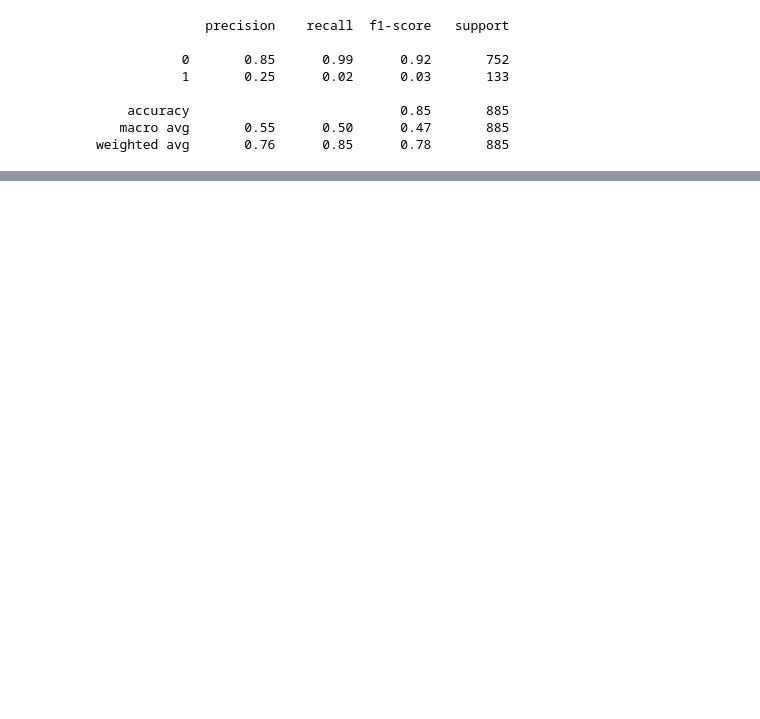
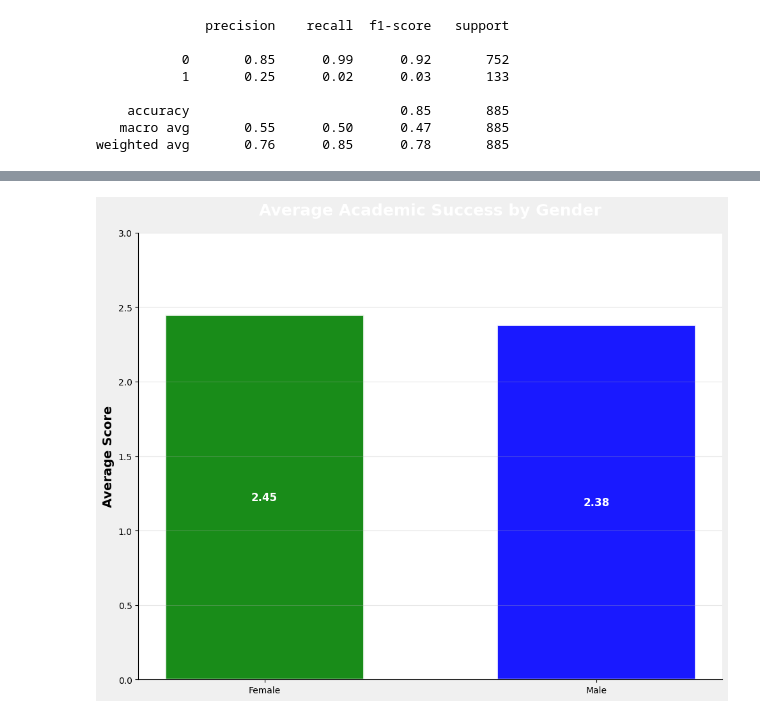
Before and after one commit to yani331/DSRP-Research, a Jupyter notebook: SchoolResearch.ipynb, the cells around one changed output, grey strips where cells are left out. Cells and saved outputs as stored; diff of their text form; code cells hidden in the pictures; blank space fills up the shorter version.

```diff
--- a/SchoolResearch.ipynb
+++ b/SchoolResearch.ipynb
@@ -289,0 +306,31 @@ plt.show()
+# %%
+fig, ax = plt.subplots(figsize=(10, 8))
+fig.patch.set_facecolor('#f0f0f0')
+#This graph shows the average academic scores by gender, highlighting a small difference where female students score slightly higher than male students.
+genders = ['Female', 'Male']
+scores = [2.45, 2.38]
+
+colors = ['GREEN', 'BLUE']
+bars = ax.bar(genders, scores, color=colors, alpha=0.9,
+              width=0.6, edgecolor='white', linewidth=2)
+
+for bar, score in zip(bars, scores):
+    ax.text(bar.get_x() + bar.get_width()/2., bar.get_height()/2,
+            f'{score:.2f}', ha='center', va='center', fontsize=12,
+            fontweight='bold', color='white')
+
+ax.set_title('Average Academic Success by Gender',
+             fontsize=18, fontweight='bold', pad=20, color='WHITE')
+ax.set_ylabel('Average Score', fontsize=14, fontweight='bold')
+ax.set_ylim(0, 3)
+ax.set_facecolor('WHITE')
+ax.grid(True, alpha=0.3, axis='y')
+
+
+ax.spines['top'].set_visible(False)
+ax.spines['right'].set_visible(False)
+
+plt.tight_layout()
+plt.show()
+# %% [output]
+[figure, added]
```
Also changed, not shown: parts of 18 cells of this notebook.
